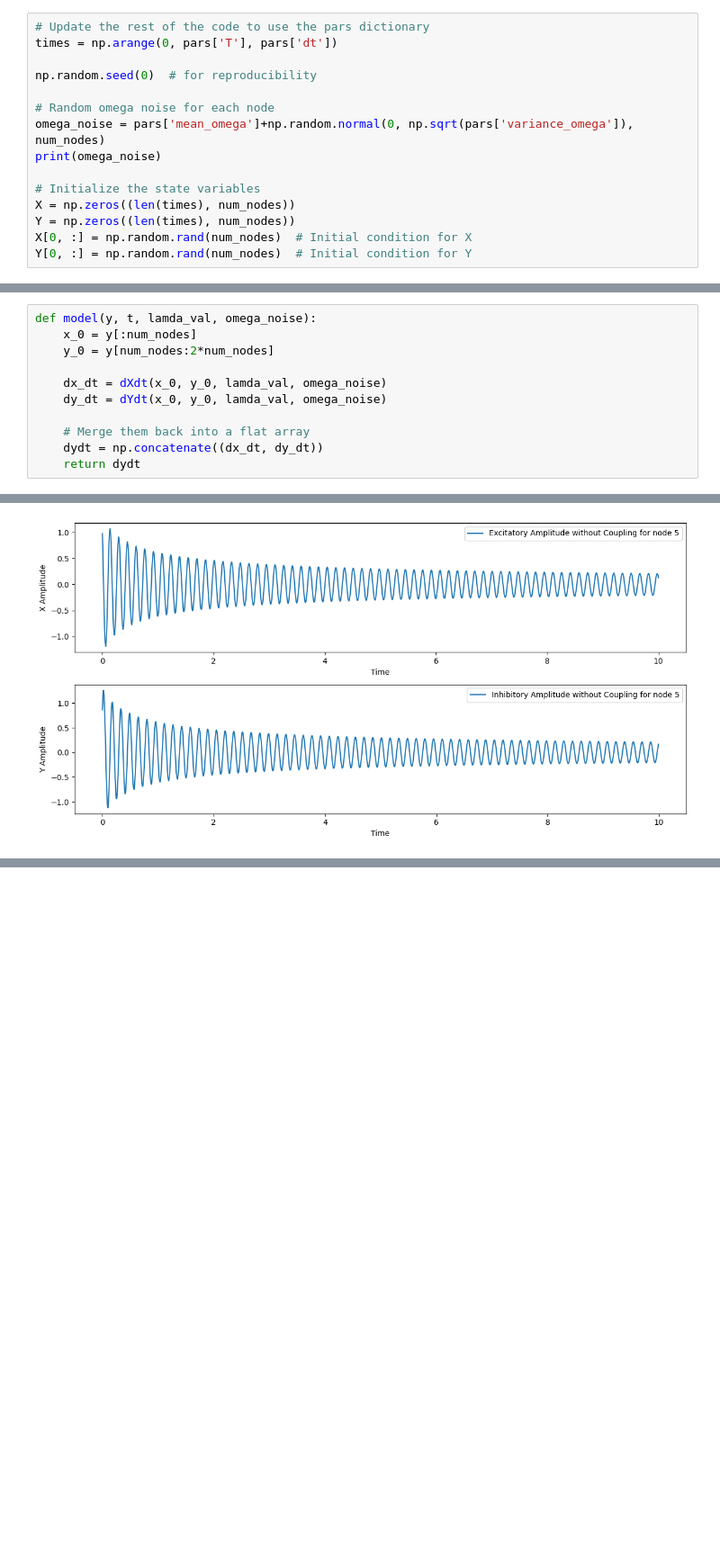
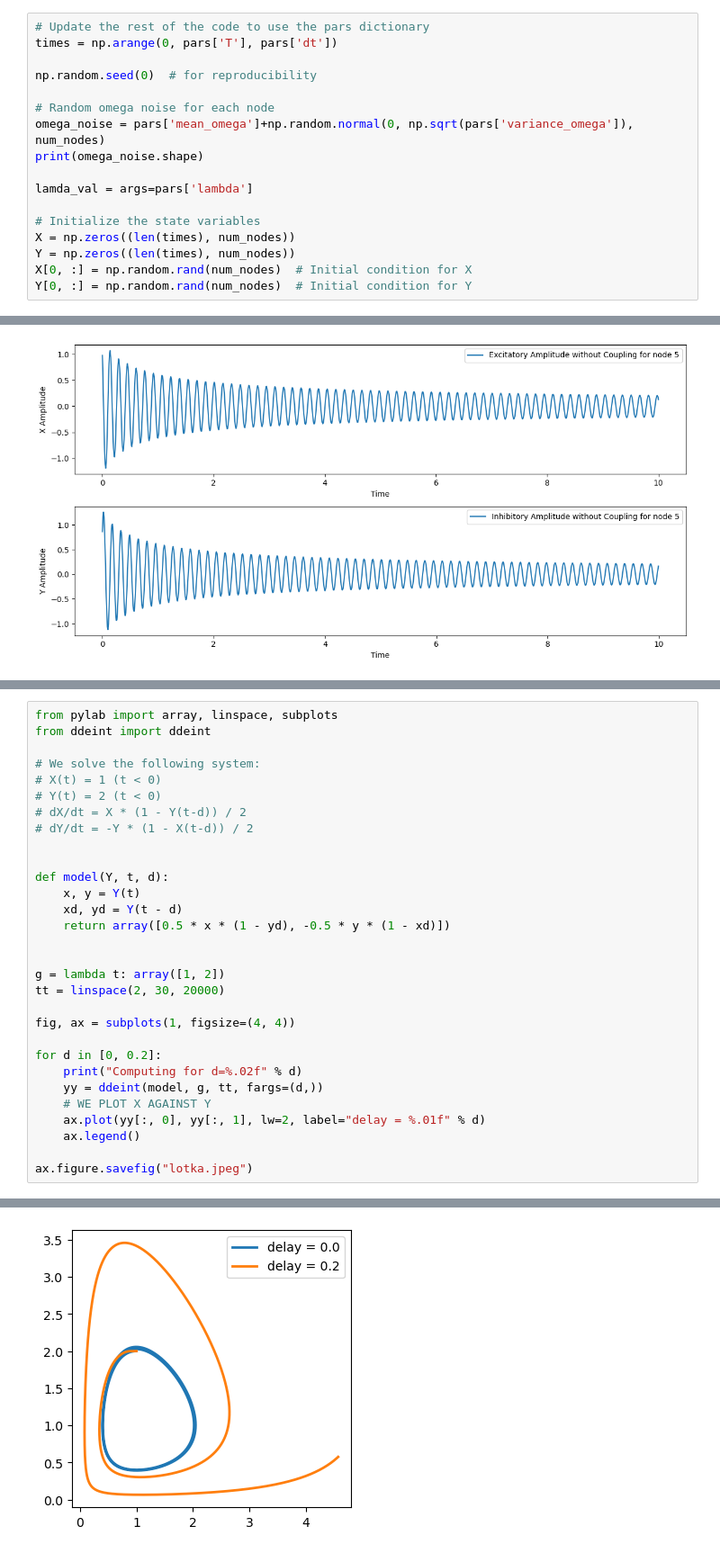
Before and after one commit to shayanshafquat/neuronal-oscillations-evolving-networks, a Jupyter notebook: notebooks/transport_model.ipynb, the cells around one changed output, grey strips where cells are left out. Shown: that part at 90% size. Cells and saved outputs as stored; diff of their text form; blank space fills up the shorter version.

Commit message:
dde example using ddeint

```diff
--- a/notebooks/transport_model.ipynb
+++ b/notebooks/transport_model.ipynb
@@ -286,7 +286,9 @@ np.random.seed(0)  # for reproducibility
 
 # Random omega noise for each node
 omega_noise = pars['mean_omega']+np.random.normal(0, np.sqrt(pars['variance_omega']), num_nodes)
-print(omega_noise)
+print(omega_noise.shape)
+
+lamda_val = args=pars['lambda']
 
 # Initialize the state variables
 X = np.zeros((len(times), num_nodes))
@@ -342,14 +323,3 @@ def dYdt(X, Y, lamda_val, omega_noise):
-# %%
-def model(y, t, lamda_val, omega_noise):
-    x_0 = y[:num_nodes]
-    y_0 = y[num_nodes:2*num_nodes]
-
-    dx_dt = dXdt(x_0, y_0, lamda_val, omega_noise)
-    dy_dt = dYdt(x_0, y_0, lamda_val, omega_noise)
-
-    # Merge them back into a flat array
-    dydt = np.concatenate((dx_dt, dy_dt))
-    return dydt
 # %%
 # Set the time points
 t = np.linspace(0, 10, 1000) # From 0 to 30 years, a total of 1000 time points
@@ -411,0 +372,31 @@ plt.plot(t, y_t)
+# %%
+from pylab import array, linspace, subplots
+from ddeint import ddeint
+
+# We solve the following system:
+# X(t) = 1 (t < 0)
+# Y(t) = 2 (t < 0)
+# dX/dt = X * (1 - Y(t-d)) / 2
+# dY/dt = -Y * (1 - X(t-d)) / 2
+
+
+def model(Y, t, d):
+    x, y = Y(t)
+    xd, yd = Y(t - d)
+    return array([0.5 * x * (1 - yd), -0.5 * y * (1 - xd)])
+
+
+g = lambda t: array([1, 2])
+tt = linspace(2, 30, 20000)
+
+fig, ax = subplots(1, figsize=(4, 4))
+
+for d in [0, 0.2]:
+    print("Computing for d=%.02f" % d)
+    yy = ddeint(model, g, tt, fargs=(d,))
+    # WE PLOT X AGAINST Y
+    ax.plot(yy[:, 0], yy[:, 1], lw=2, label="delay = %.01f" % d)
+    ax.legend()
+
+ax.figure.savefig("lotka.jpeg")
+# %% [output]
@@ -411,0 +405 @@ plt.plot(t, y_t)
+[figure, added]
```
Also changed, not shown: parts of 10 cells of this notebook, 1 other file.
